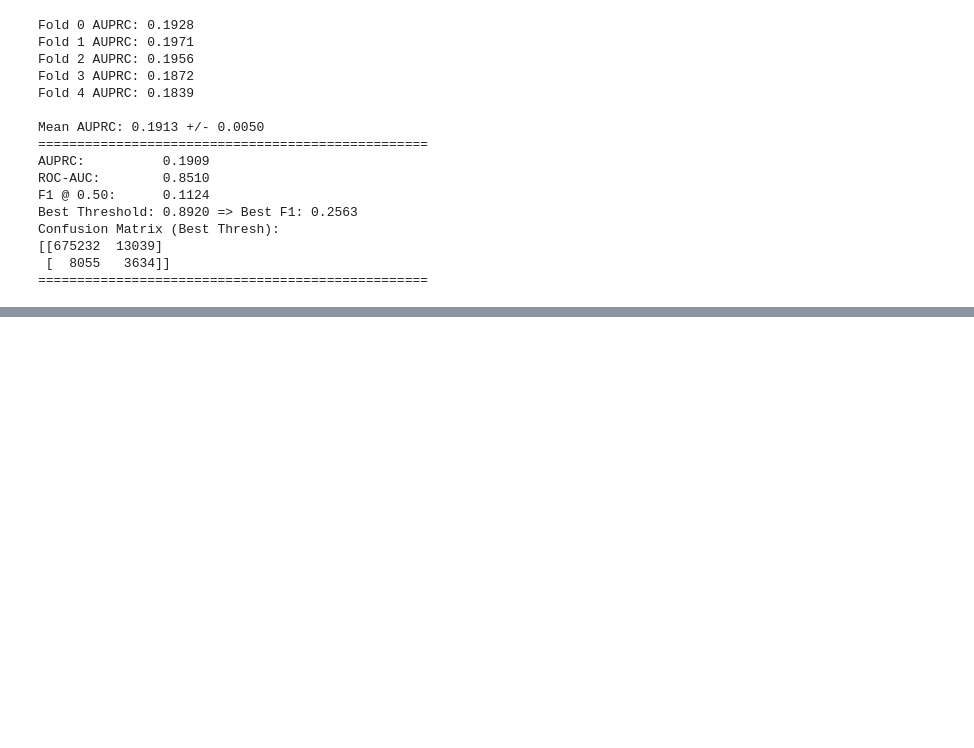
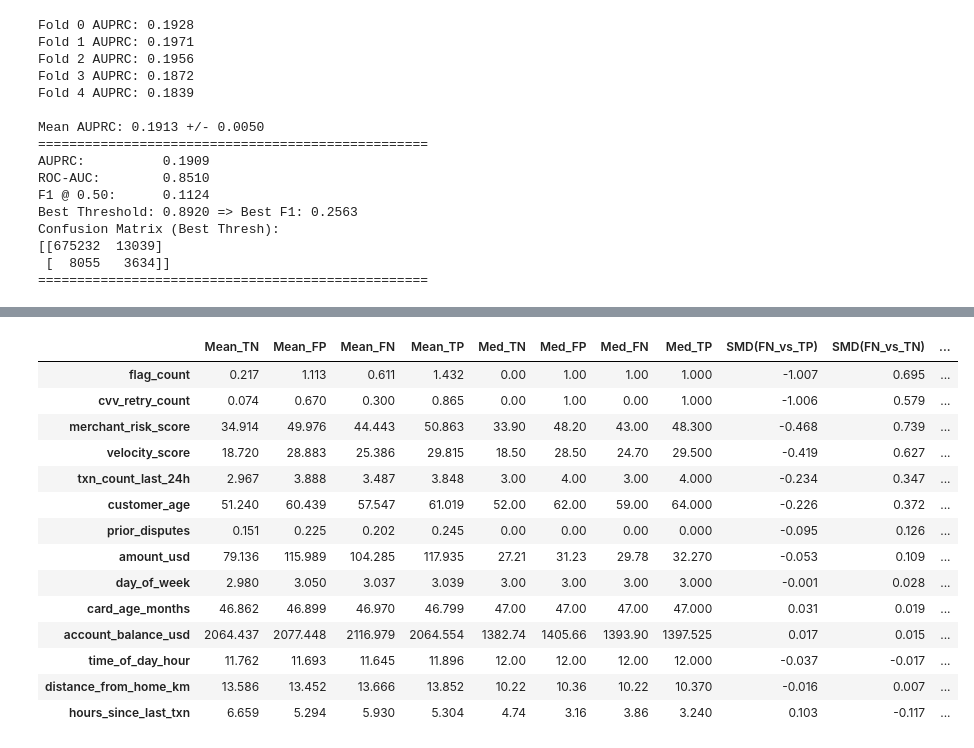
Before and after one commit to VuHaiLinh-24021547/Credit-Card-Fraud-Prediction, a Jupyter notebook: validation_pipeline.ipynb, the cells around one changed output, grey strips where cells are left out. Cells and saved outputs as stored; diff of their text form; code cells hidden in the pictures; blank space fills up the shorter version.

```diff
--- a/validation_pipeline.ipynb
+++ b/validation_pipeline.ipynb
@@ -204,0 +334,39 @@ plt.show()
+# %%
+profile_cols = NUM_COLS + ["flag_count"]
+means = df_err.groupby("outcome")[profile_cols].mean().T[["TN", "FP", "FN", "TP"]]
+medians = df_err.groupby("outcome")[profile_cols].median().T[["TN", "FP", "FN", "TP"]]
+
+smd_records = {}
+for col in profile_cols:
+    vals = {q: df_err.loc[df_err["outcome"] == q, col] for q in ["TN", "FP", "FN", "TP"]}
+    def calc_smd(a, b):
+        denom = np.sqrt(0.5 * (vals[a].var() + vals[b].var()))
+        return (vals[a].mean() - vals[b].mean()) / max(denom, 1e-9)
+    smd_records[col] = {
+        "SMD(FN_vs_TP)": calc_smd("FN", "TP"),
+        "SMD(FN_vs_TN)": calc_smd("FN", "TN"),
+        "SMD(FP_vs_TN)": calc_smd("FP", "TN"),
+        "SMD(TP_vs_FP)": calc_smd("TP", "FP"),
+    }
+
+profile_table = pd.concat(
+    [means.add_prefix("Mean_"), medians.add_prefix("Med_"), pd.DataFrame(smd_records).T],
+    axis=1
+).round(3)
+display(profile_table.sort_values("SMD(FP_vs_TN)", ascending=False))
+# %% [output]
+|  | Mean_TN | Mean_FP | Mean_FN | Mean_TP | Med_TN | Med_FP | Med_FN | Med_TP | SMD(FN_vs_TP) | SMD(FN_vs_TN) | ... |
+| flag_count | 0.217 | 1.113 | 0.611 | 1.432 | 0.00 | 1.00 | 1.00 | 1.000 | -1.007 | 0.695 | ... |
+| cvv_retry_count | 0.074 | 0.670 | 0.300 | 0.865 | 0.00 | 1.00 | 0.00 | 1.000 | -1.006 | 0.579 | ... |
+| merchant_risk_score | 34.914 | 49.976 | 44.443 | 50.863 | 33.90 | 48.20 | 43.00 | 48.300 | -0.468 | 0.739 | ... |
+| velocity_score | 18.720 | 28.883 | 25.386 | 29.815 | 18.50 | 28.50 | 24.70 | 29.500 | -0.419 | 0.627 | ... |
+| txn_count_last_24h | 2.967 | 3.888 | 3.487 | 3.848 | 3.00 | 4.00 | 3.00 | 4.000 | -0.234 | 0.347 | ... |
+| customer_age | 51.240 | 60.439 | 57.547 | 61.019 | 52.00 | 62.00 | 59.00 | 64.000 | -0.226 | 0.372 | ... |
+| prior_disputes | 0.151 | 0.225 | 0.202 | 0.245 | 0.00 | 0.00 | 0.00 | 0.000 | -0.095 | 0.126 | ... |
+| amount_usd | 79.136 | 115.989 | 104.285 | 117.935 | 27.21 | 31.23 | 29.78 | 32.270 | -0.053 | 0.109 | ... |
+| day_of_week | 2.980 | 3.050 | 3.037 | 3.039 | 3.00 | 3.00 | 3.00 | 3.000 | -0.001 | 0.028 | ... |
+| card_age_months | 46.862 | 46.899 | 46.970 | 46.799 | 47.00 | 47.00 | 47.00 | 47.000 | 0.031 | 0.019 | ... |
+| account_balance_usd | 2064.437 | 2077.448 | 2116.979 | 2064.554 | 1382.74 | 1405.66 | 1393.90 | 1397.525 | 0.017 | 0.015 | ... |
+| time_of_day_hour | 11.762 | 11.693 | 11.645 | 11.896 | 12.00 | 12.00 | 12.00 | 12.000 | -0.037 | -0.017 | ... |
+| distance_from_home_km | 13.586 | 13.452 | 13.666 | 13.852 | 10.22 | 10.36 | 10.22 | 10.370 | -0.016 | 0.007 | ... |
+| hours_since_last_txn | 6.659 | 5.294 | 5.930 | 5.304 | 4.74 | 3.16 | 3.86 | 3.240 | 0.103 | -0.117 | ... |
```
Also changed, not shown: parts of 24 cells of this notebook, 1 other file.
